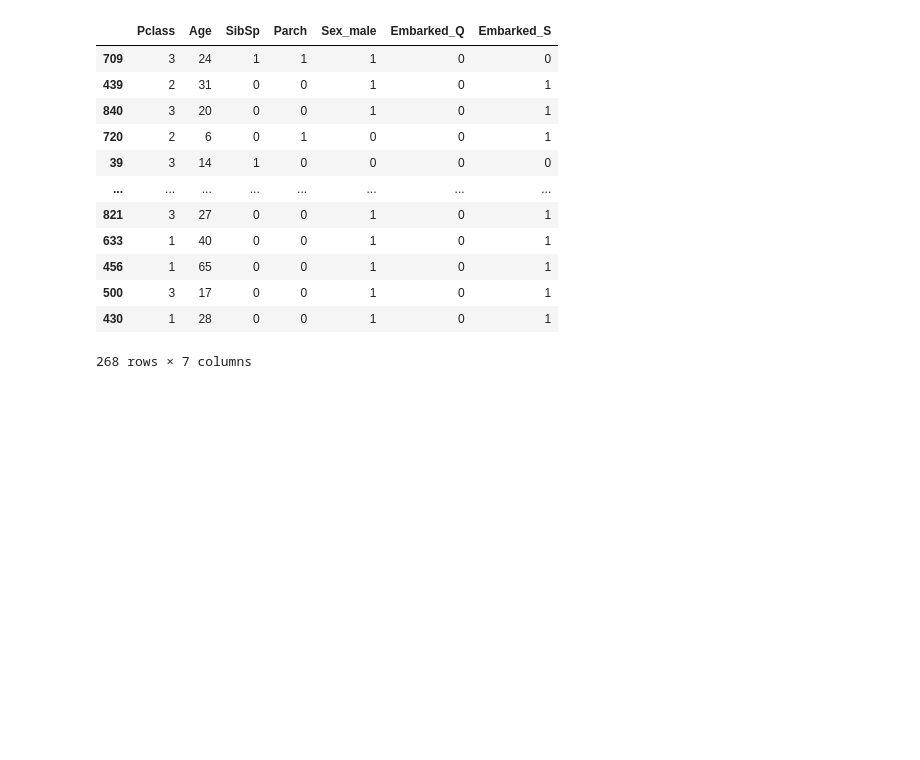
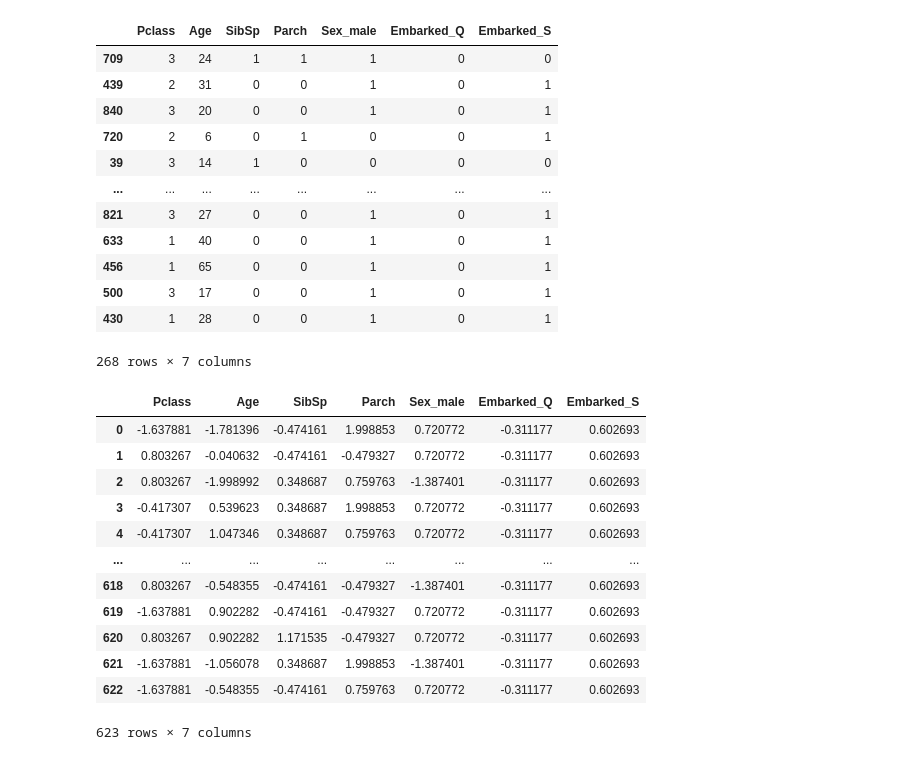
Before and after one commit to sarasantosdev/machine_learning_guia_de_referencia_rapida_estudos, a Jupyter notebook: machine_learning_guia_referencia_rapida.ipynb, the cells around one changed output. Cells and saved outputs as stored; diff of their text form; code cells hidden in the pictures; blank space fills up the shorter version.

```diff
--- a/machine_learning_guia_referencia_rapida.ipynb
+++ b/machine_learning_guia_referencia_rapida.ipynb
@@ -216,3 +216,28 @@ X_test
 | 500 | 3 | 17 | 0 | 0 | 1 | 0 | 1 |
 | 430 | 1 | 28 | 0 | 0 | 1 | 0 | 1 |
 268 rows × 7 columns
+# %%
+# normalize os dados - train
+from sklearn import preprocessing
+
+cols = "Pclass, Age, SibSp, Parch, Sex_male, Embarked_Q, Embarked_S".split(",")
+sca =  preprocessing.StandardScaler()
+
+X_train = sca.fit_transform(X_train)
+X_train = pd.DataFrame(X_train, columns=cols)
+
+X_train
+# %% [output]
+|  | Pclass | Age | SibSp | Parch | Sex_male | Embarked_Q | Embarked_S |
+| 0 | -1.637881 | -1.781396 | -0.474161 | 1.998853 | 0.720772 | -0.311177 | 0.602693 |
+| 1 | 0.803267 | -0.040632 | -0.474161 | -0.479327 | 0.720772 | -0.311177 | 0.602693 |
+| 2 | 0.803267 | -1.998992 | 0.348687 | 0.759763 | -1.387401 | -0.311177 | 0.602693 |
+| 3 | -0.417307 | 0.539623 | 0.348687 | 1.998853 | 0.720772 | -0.311177 | 0.602693 |
+| 4 | -0.417307 | 1.047346 | 0.348687 | 0.759763 | 0.720772 | -0.311177 | 0.602693 |
+| ... | ... | ... | ... | ... | ... | ... | ... |
+| 618 | 0.803267 | -0.548355 | -0.474161 | -0.479327 | -1.387401 | -0.311177 | 0.602693 |
+| 619 | -1.637881 | 0.902282 | -0.474161 | -0.479327 | 0.720772 | -0.311177 | 0.602693 |
+| 620 | 0.803267 | 0.902282 | 1.171535 | -0.479327 | 0.720772 | -0.311177 | 0.602693 |
+| 621 | -1.637881 | -1.056078 | 0.348687 | 1.998853 | -1.387401 | -0.311177 | 0.602693 |
+| 622 | -1.637881 | -0.548355 | -0.474161 | 0.759763 | 0.720772 | -0.311177 | 0.602693 |
+623 rows × 7 columns
```
Also changed, not shown: parts of 3 cells of this notebook.
